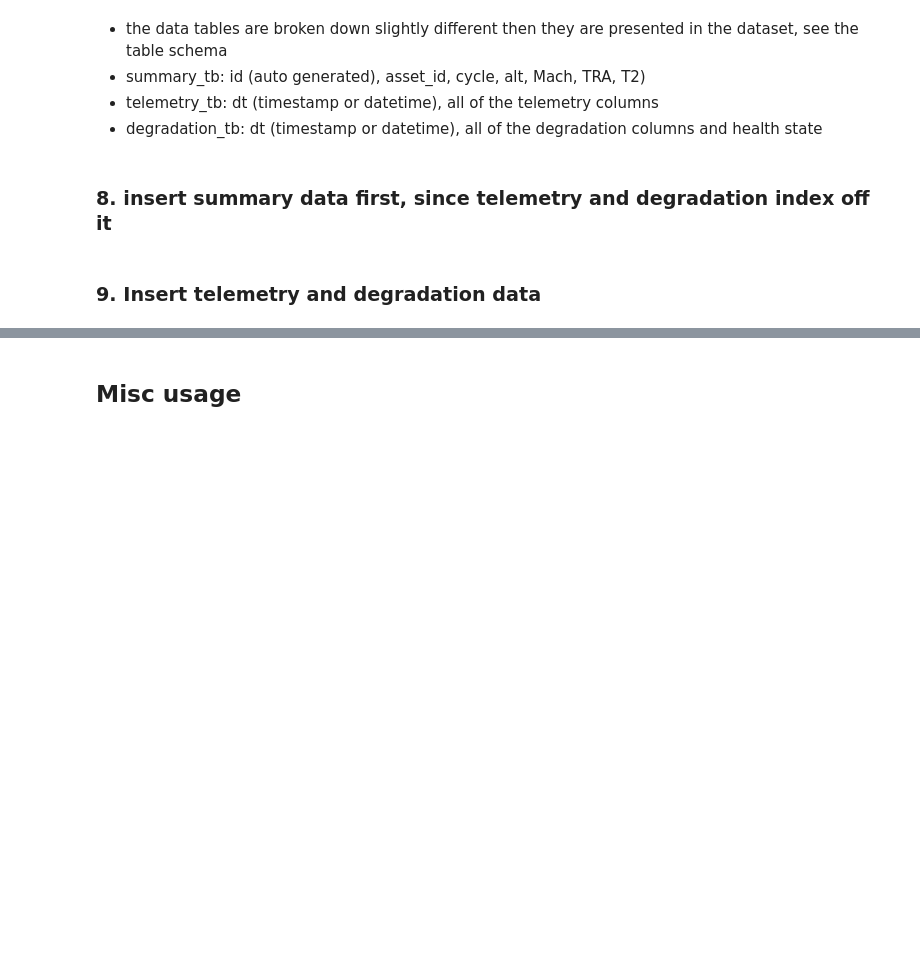
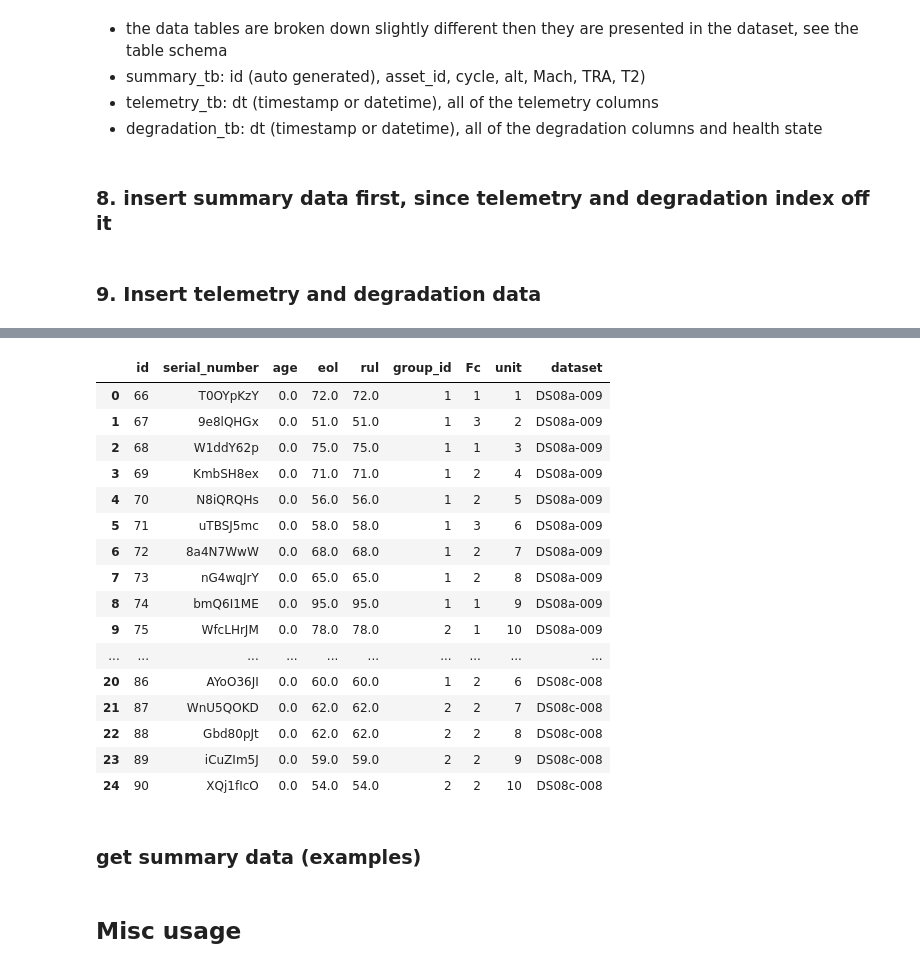
Before and after one commit to darrahts/phm2021_data_challenge, a Jupyter notebook: notebooks/database_api_ncmapss.ipynb, the cells around one changed output, grey strips where cells are left out. Saved outputs shown, nothing was run; the diff lists cells and outputs as text; code cells hidden in the pictures; blank space fills up the shorter version.

```diff
--- a/notebooks/database_api_ncmapss.ipynb
+++ b/notebooks/database_api_ncmapss.ipynb
@@ -269,3 +318,25 @@ api.batch_insert(df=df[degradation_cols],
+# %%
+api._get_units(datasets=['DS08a-009', 'DS08c-008'], db=db)
+# %% [output]
+|  | id | serial_number | age | eol | rul | group_id | Fc | unit | dataset |
+| 0 | 66 | T0OYpKzY | 0.0 | 72.0 | 72.0 | 1 | 1 | 1 | DS08a-009 |
+| 1 | 67 | 9e8lQHGx | 0.0 | 51.0 | 51.0 | 1 | 3 | 2 | DS08a-009 |
+| 2 | 68 | W1ddY62p | 0.0 | 75.0 | 75.0 | 1 | 1 | 3 | DS08a-009 |
+| 3 | 69 | KmbSH8ex | 0.0 | 71.0 | 71.0 | 1 | 2 | 4 | DS08a-009 |
+| 4 | 70 | N8iQRQHs | 0.0 | 56.0 | 56.0 | 1 | 2 | 5 | DS08a-009 |
+| 5 | 71 | uTBSJ5mc | 0.0 | 58.0 | 58.0 | 1 | 3 | 6 | DS08a-009 |
+| 6 | 72 | 8a4N7WwW | 0.0 | 68.0 | 68.0 | 1 | 2 | 7 | DS08a-009 |
+| 7 | 73 | nG4wqJrY | 0.0 | 65.0 | 65.0 | 1 | 2 | 8 | DS08a-009 |
+| 8 | 74 | bmQ6I1ME | 0.0 | 95.0 | 95.0 | 1 | 1 | 9 | DS08a-009 |
+| 9 | 75 | WfcLHrJM | 0.0 | 78.0 | 78.0 | 2 | 1 | 10 | DS08a-009 |
+| ... | ... | ... | ... | ... | ... | ... | ... | ... | ... |
+| 20 | 86 | AYoO36JI | 0.0 | 60.0 | 60.0 | 1 | 2 | 6 | DS08c-008 |
+| 21 | 87 | WnU5QOKD | 0.0 | 62.0 | 62.0 | 2 | 2 | 7 | DS08c-008 |
+| 22 | 88 | Gbd80pJt | 0.0 | 62.0 | 62.0 | 2 | 2 | 8 | DS08c-008 |
+| 23 | 89 | iCuZIm5J | 0.0 | 59.0 | 59.0 | 2 | 2 | 9 | DS08c-008 |
+| 24 | 90 | XQj1fIcO | 0.0 | 54.0 | 54.0 | 2 | 2 | 10 | DS08c-008 |
+# %% [markdown]
+### get summary data (examples)
 # %% [markdown]
 ## Misc usage
 # %%
```
Also changed, not shown: parts of 4 cells of this notebook, 1 other file.
